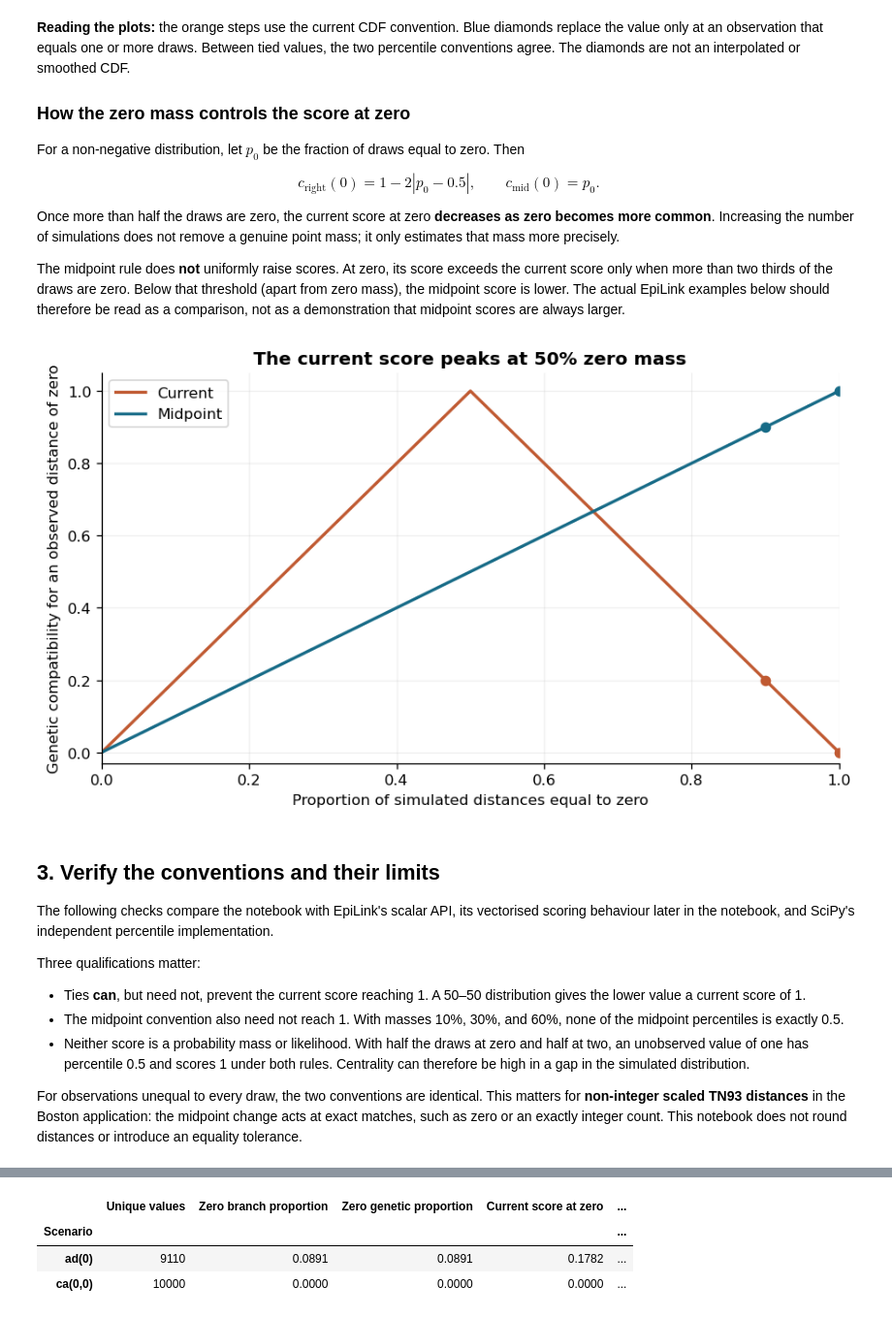
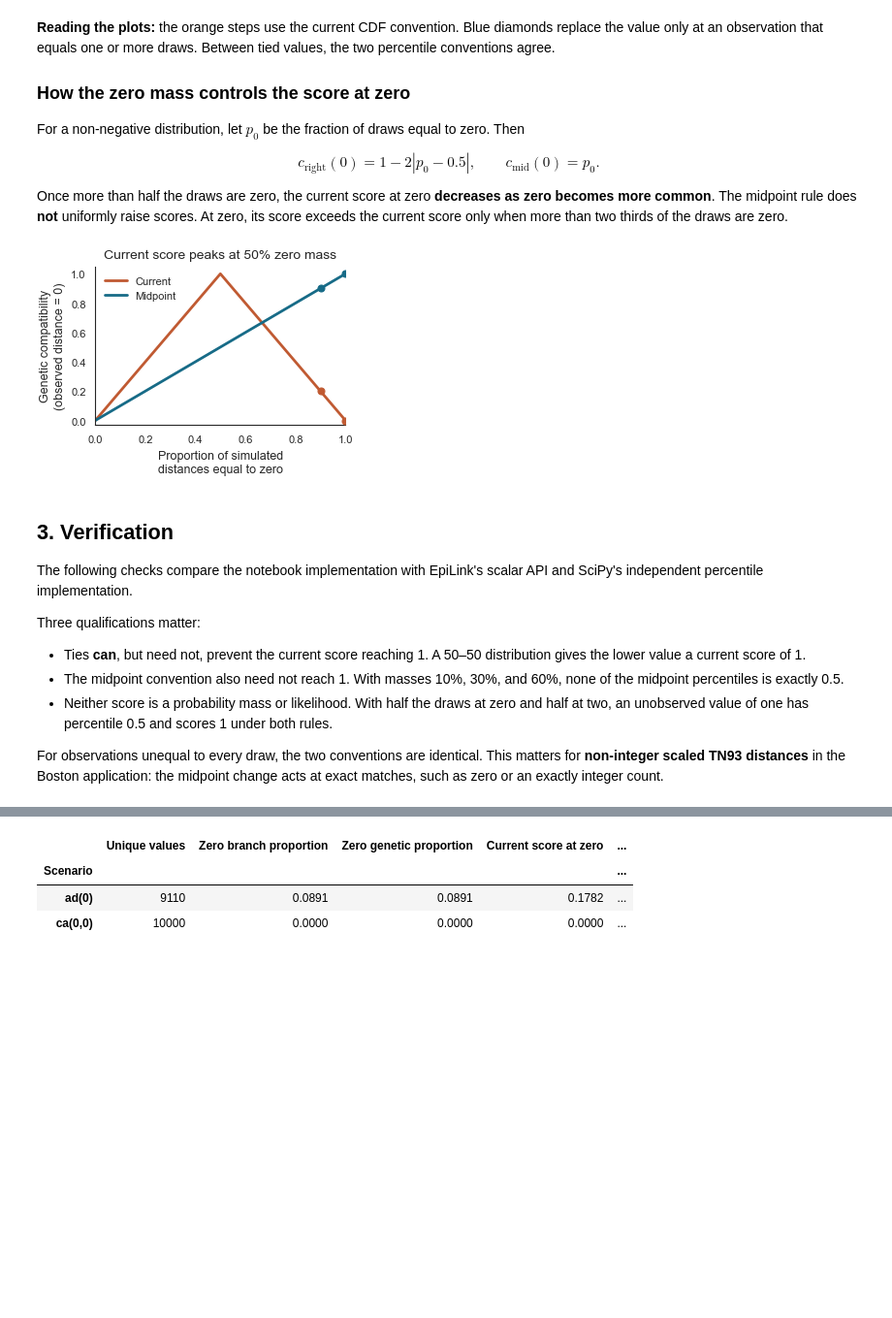
Before and after one commit to ydnkka/epilink, a Jupyter notebook: assets/genetic_ties_compatibility.ipynb, the cells around one changed output, grey strips where cells are left out. Shown at 97% size. Cells and saved outputs as stored; diff of their text form; code cells hidden in the pictures; blank space fills up the shorter version.

```diff
--- a/assets/genetic_ties_compatibility.ipynb
+++ b/assets/genetic_ties_compatibility.ipynb
@@ -139,10 +146,12 @@ def empirical_percentiles(draws, observations, convention="right"):
 
 
 def compatibility(percentiles):
+    """Transform percentile to compatibility score."""
     return 1 - 2 * np.abs(np.asarray(percentiles, dtype=float) - 0.5)
 
 
 def score_table(draws, observations=None):
+    """Create comparison table for both conventions."""
     draws = np.asarray(draws)
     if observations is None:
         observations = np.unique(draws)
@@ -263,5 +290,5 @@ plt.show()
 # %% [markdown]
-**Reading the plots:** the orange steps use the current CDF convention. Blue diamonds replace the value only at an observation that equals one or more draws. Between tied values, the two percentile conventions agree. The diamonds are not an interpolated or smoothed CDF.
+**Reading the plots:** the orange steps use the current CDF convention. Blue diamonds replace the value only at an observation that equals one or more draws. Between tied values, the two percentile conventions agree.
 
 ### How the zero mass controls the score at zero
 
@@ -269,41 +296,49 @@ For a non-negative distribution, let $p_0$ be the fraction of draws equal to zer
 
 $$c_{\mathrm{right}}(0)=1-2|p_0-0.5|,\qquad c_{\mathrm{mid}}(0)=p_0.$$
 
-Once more than half the draws are zero, the current score at zero **decreases as zero becomes more common**. Increasing the number of simulations does not remove a genuine point mass; it only estimates that mass more precisely.
-
-The midpoint rule does **not** uniformly raise scores. At zero, its score exceeds the current score only when more than two thirds of the draws are zero. Below that threshold (apart from zero mass), the midpoint score is lower. The actual EpiLink examples below should therefore be read as a comparison, not as a demonstration that midpoint scores are always larger.
+Once more than half the draws are zero, the current score at zero **decreases as zero becomes more common**. The midpoint rule does **not** uniformly raise scores. At zero, its score exceeds the current score only when more than two thirds of the draws are zero.
 # %%
 p_zero = np.linspace(0, 1, 201)
-fig, ax = plt.subplots(figsize=(7.5, 4.3), layout="constrained")
-ax.plot(p_zero, compatibility(p_zero), color=CURRENT, linewidth=2, label="Current")
-ax.plot(
-    p_zero, compatibility(p_zero / 2), color=MIDPOINT, linewidth=2, label="Midpoint"
-)
-ax.scatter([0.9, 1], [0.2, 0], color=CURRENT, zorder=3)
-ax.scatter([0.9, 1], [0.9, 1], color=MIDPOINT, zorder=3)
-ax.set(
-    xlabel="Proportion of simulated distances equal to zero",
-    ylabel="Genetic compatibility for an observed distance of zero",
-    title="The current score peaks at 50% zero mass",
-    xlim=(0, 1),
-    ylim=(-0.03, 1.05),
-)
-ax.legend()
-plt.show()
+with theme(context="paper"):
+    fig, ax = new_figure(width="single", height_in=2.6)
+    ax.plot(p_zero, compatibility(p_zero), color=CURRENT, linewidth=2, label="Current")
+    ax.plot(
+        p_zero, compatibility(p_zero / 2), color=MIDPOINT, linewidth=2, label="Midpoint"
+    )
+    ax.scatter([0.9, 1], [0.2, 0], color=CURRENT, zorder=3)
+    ax.scatter([0.9, 1], [0.9, 1], color=MIDPOINT, zorder=3)
+    ax.set(
+        xlabel="Proportion of simulated\ndistances equal to zero",
+        ylabel="Genetic compatibility\n(observed distance = 0)",
+        title="Current score peaks at 50% zero mass",
+        xlim=(0, 1),
+        ylim=(-0.03, 1.05),
+    )
+    ax.legend(loc="best")
+    plt.tight_layout()
+    plt.show()
+
+    save_figure(
+        fig,
+        PROJECT_ROOT / "assets/supplementary_zero_mass_effect",
+        width="single",
+        save_pdf=True,
+        save_png=True,
+    )
 # %% [output]
-[figure, old version]
+[figure, new version]
 # %% [markdown]
-## 3. Verify the conventions and their limits
+## 3. Verification
 
-The following checks compare the notebook with EpiLink's scalar API, its vectorised scoring behaviour later in the notebook, and SciPy's independent percentile implementation.
+The following checks compare the notebook implementation with EpiLink's scalar API and SciPy's independent percentile implementation.
 
 Three qualifications matter:
 
 - Ties **can**, but need not, prevent the current score reaching 1. A 50–50 distribution gives the lower value a current score of 1.
 - The midpoint convention also need not reach 1. With masses 10%, 30%, and 60%, none of the midpoint percentiles is exactly 0.5.
-- Neither score is a probability mass or likelihood. With half the draws at zero and half at two, an unobserved value of one has percentile 0.5 and scores 1 under both rules. Centrality can therefore be high in a gap in the simulated distribution.
+- Neither score is a probability mass or likelihood. With half the draws at zero and half at two, an unobserved value of one has percentile 0.5 and scores 1 under both rules.
 
-For observations unequal to every draw, the two conventions are identical. This matters for **non-integer scaled TN93 distances** in the Boston application: the midpoint change acts at exact matches, such as zero or an exactly integer count. This notebook does not round distances or introduce an equality tolerance.
+For observations unequal to every draw, the two conventions are identical. This matters for **non-integer scaled TN93 distances** in the Boston application: the midpoint change acts at exact matches, such as zero or an exactly integer count.
 # %%
 test_cases = {
     **toy_draws,
```
Also changed, not shown: parts of 19 cells of this notebook, 4 other files.
